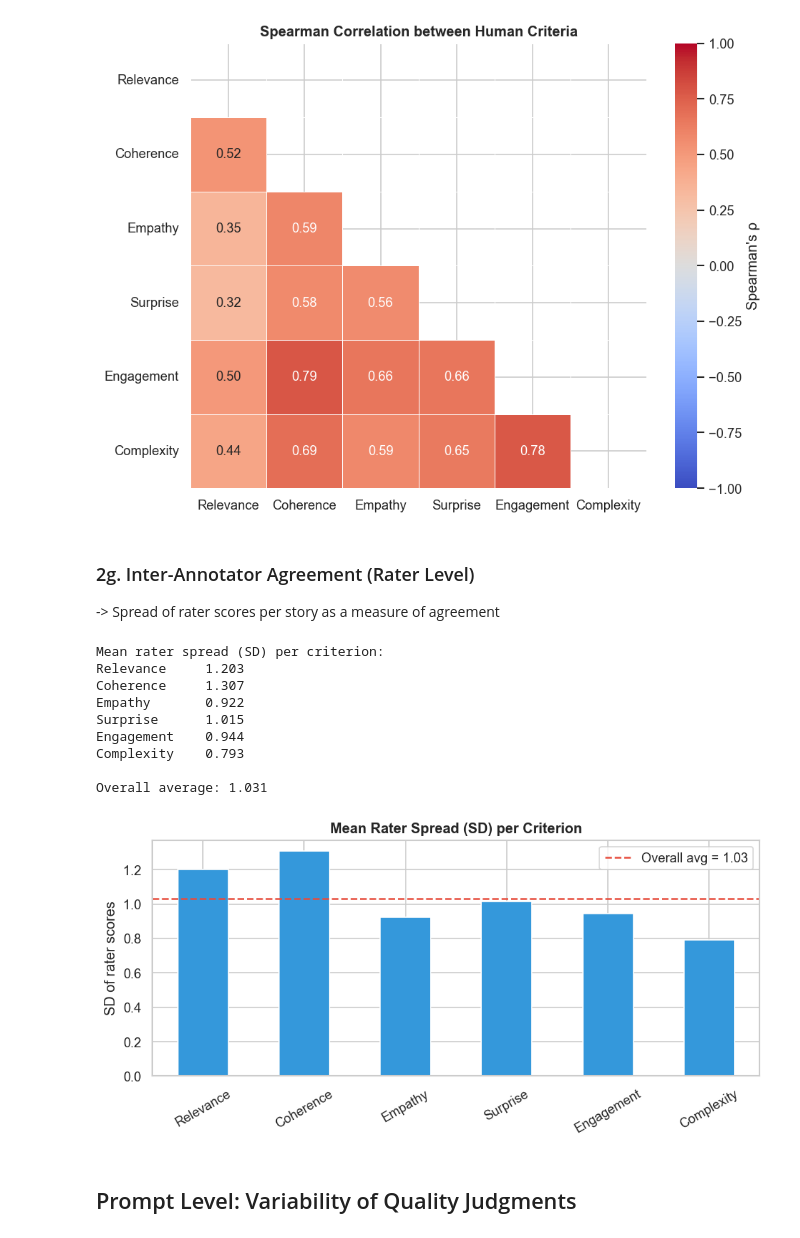
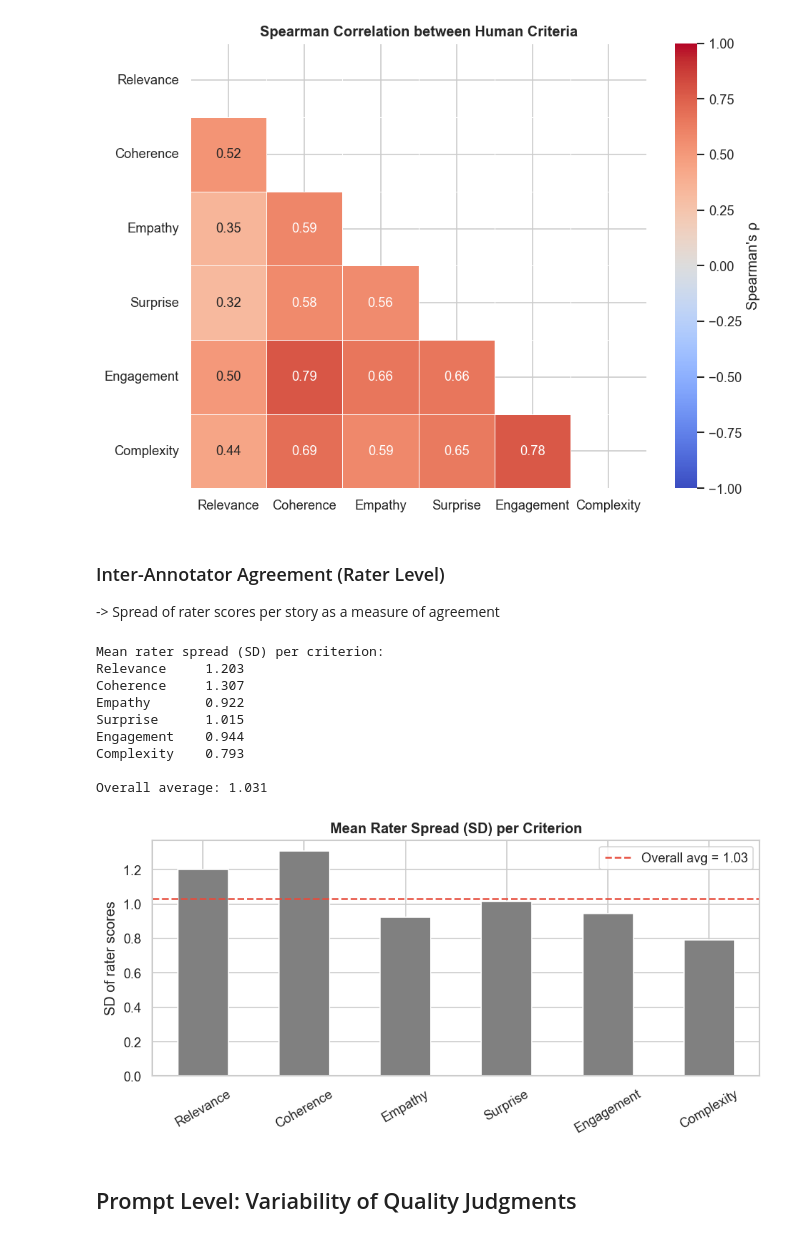
Before and after one commit to thwinner/llm-linguistic-diversity, a Jupyter notebook: data_description/descriptive_analysis_hanna.ipynb, the cells around one changed output. Saved outputs shown, nothing was run; the diff lists cells and outputs as text; code cells hidden in the pictures.

```diff
--- a/data_description/descriptive_analysis_hanna.ipynb
+++ b/data_description/descriptive_analysis_hanna.ipynb
@@ -210,40 +219,40 @@ plt.show()
 # %% [output]
 [figure]
 # %% [markdown]
-### 2g. Inter-Annotator Agreement (Rater Level)
+### Inter-Annotator Agreement (Rater Level)
 
 -> Spread of rater scores per story as a measure of agreement
 # %%
 # Standard deviation of rater scores per story and criterion
 rater_std = hanna.groupby('Story ID')[HUMAN_CRITERIA].std().reset_index()
 rater_std_mean = rater_std[HUMAN_CRITERIA].mean()
 
 print('Mean rater spread (SD) per criterion:')
 print(rater_std_mean.round(3).to_string())
 print(f'\nOverall average: {rater_std_mean.mean():.3f}')
 
 fig, ax = plt.subplots(figsize=(8, 4))
-rater_std_mean.plot(kind='bar', color='#3498db', ax=ax, edgecolor='white')
+rater_std_mean.plot(kind='bar', color='#808080', ax=ax, edgecolor='white')
 ax.axhline(rater_std_mean.mean(), color='#e74c3c', linestyle='--', label=f'Overall avg = {rater_std_mean.mean():.2f}')
 ax.set_title('Mean Rater Spread (SD) per Criterion', fontweight='bold')
 ax.set_ylabel('SD of rater scores')
 ax.set_xlabel('')
 ax.tick_params(axis='x', rotation=30)
 ax.legend()
 plt.tight_layout()
 plt.savefig('../figures/data_description/hanna_plot_rater_agreement.png', bbox_inches='tight')
 plt.show()
 # %% [output]
 Mean rater spread (SD) per criterion:
 Relevance     1.203
 Coherence     1.307
 Empathy       0.922
 Surprise      1.015
 Engagement    0.944
 Complexity    0.793
 
 Overall average: 1.031
-[figure, old version]
+[figure, new version]
 # %% [markdown]
 ## Prompt Level: Variability of Quality Judgments
 # %%
```
Also changed, not shown: parts of 6 cells of this notebook, 8 other files.
